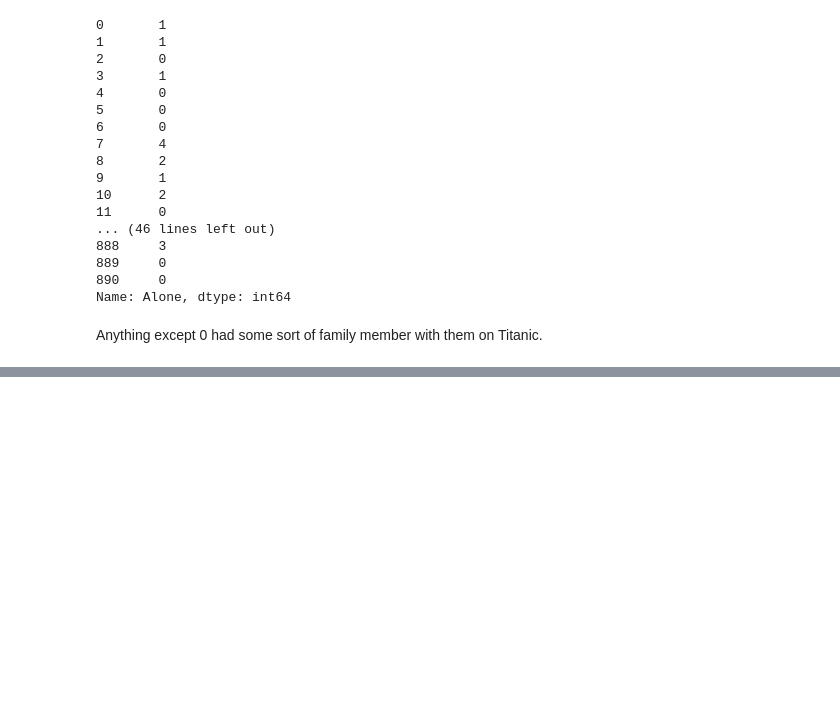
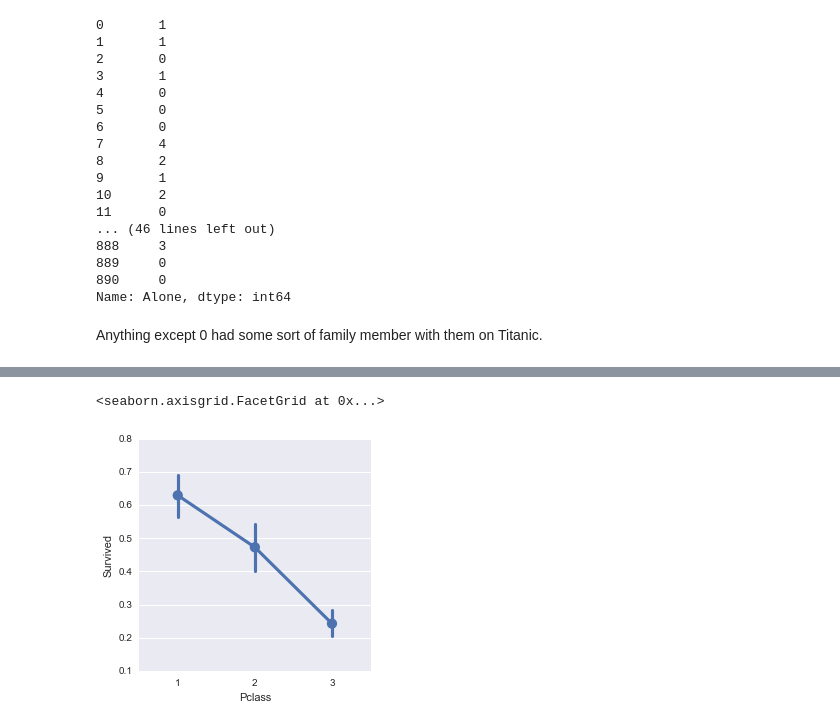
Before and after one commit to karmagamer/Titanic-Project-Kaggle, a Jupyter notebook: Titanic Project-Kaggle.ipynb, the cells around one changed output, grey strips where cells are left out. Drawn from its saved outputs; the diff is of its cells as text; code cells hidden in the pictures; blank space fills up the shorter version.

```diff
--- a/Titanic Project-Kaggle.ipynb
+++ b/Titanic Project-Kaggle.ipynb
@@ -252,0 +281,5 @@ Anything except 0 had some sort of family member with them on Titanic.
+# %%
+sns.factorplot('Pclass','Survived',data=titanic_df)
+# %% [output]
+<seaborn.axisgrid.FacetGrid at 0x...>
+[figure, added]
```
Also changed, not shown: parts of 9 cells of this notebook.
